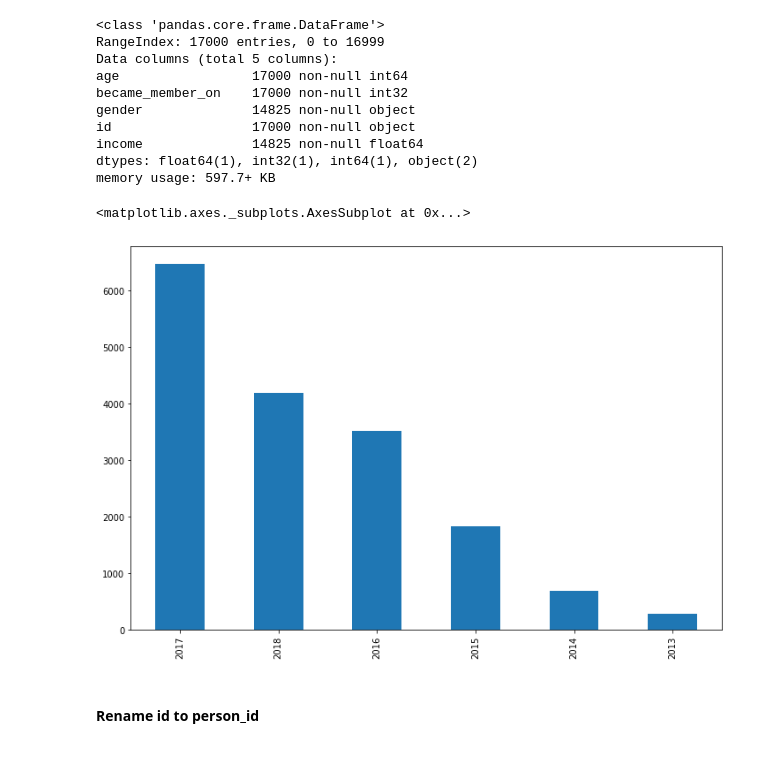
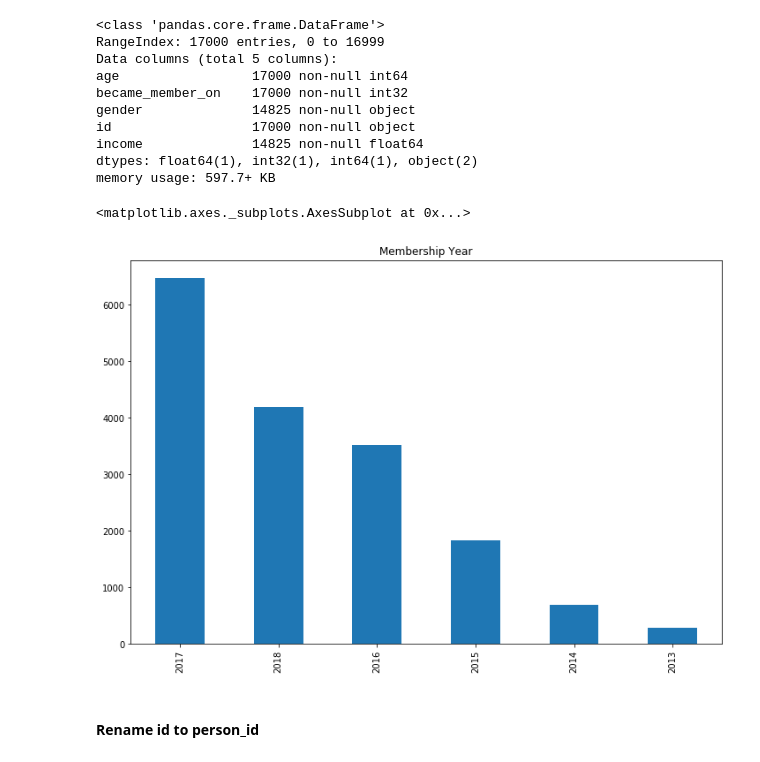
Before and after one commit to cherrde/Starbucks_capstone, a Jupyter notebook: Starbucks_Capstone_notebook.ipynb, the cells around one changed output. Cells and saved outputs as stored; diff of their text form; code cells hidden in the pictures.

```diff
--- a/Starbucks_Capstone_notebook.ipynb
+++ b/Starbucks_Capstone_notebook.ipynb
@@ -374,10 +375,10 @@ dtypes: float64(1), int32(1), int64(1), object(2)
 memory usage: 597.7+ KB
 # %%
 # Let's see what it looks like:
-profile_clean.became_member_on.value_counts().plot(kind='bar', figsize=(12,8))
+profile_clean.became_member_on.value_counts().plot(kind='bar', figsize=(12,8), title='Membership Year')
 # %% [output]
 <matplotlib.axes._subplots.AxesSubplot at 0x...>
-[figure, old version]
+[figure, new version]
 # %% [markdown]
 #### Rename id to person_id
 # %%
```
Also changed, not shown: parts of 13 cells of this notebook, 1 other file.
